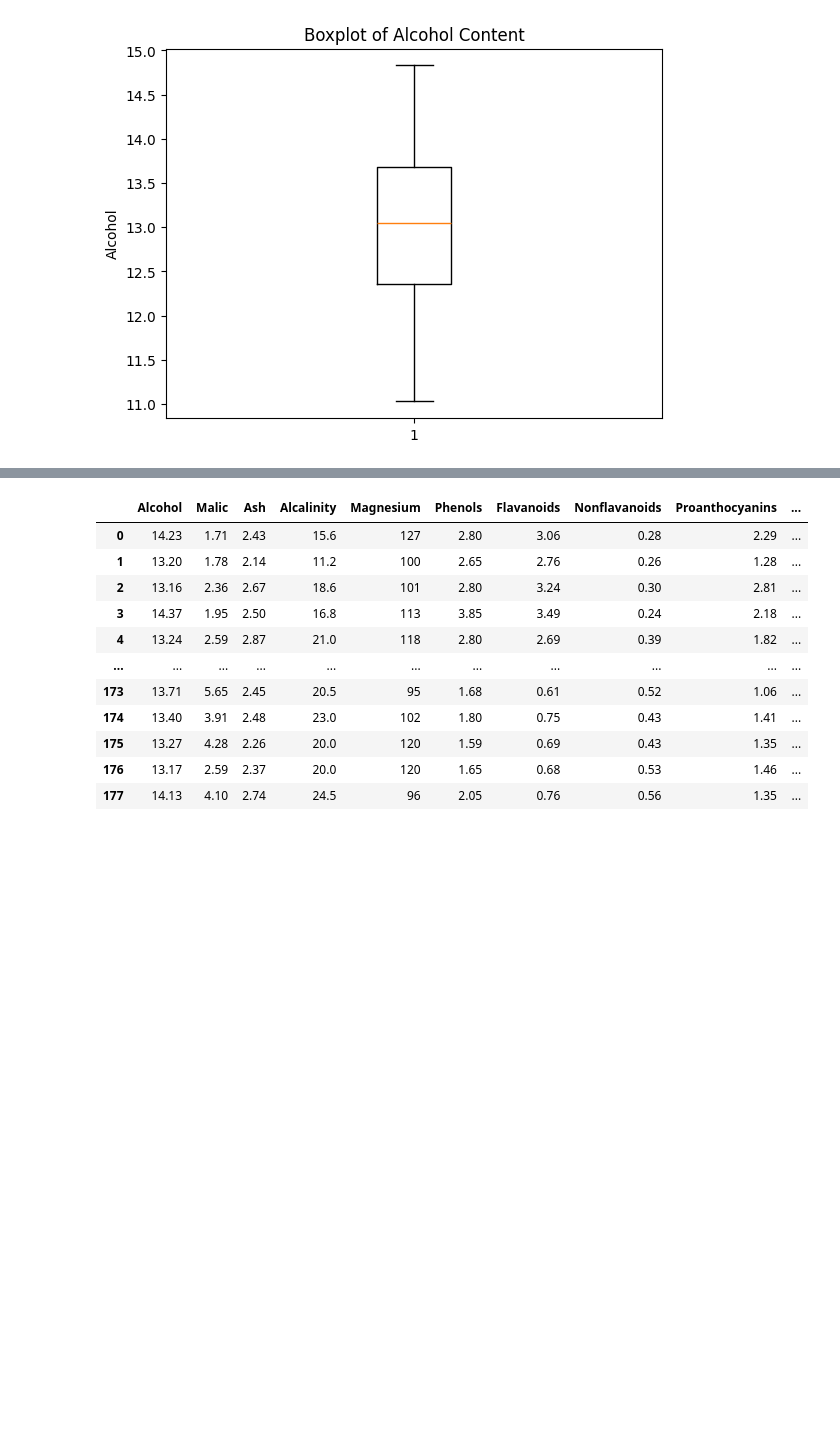
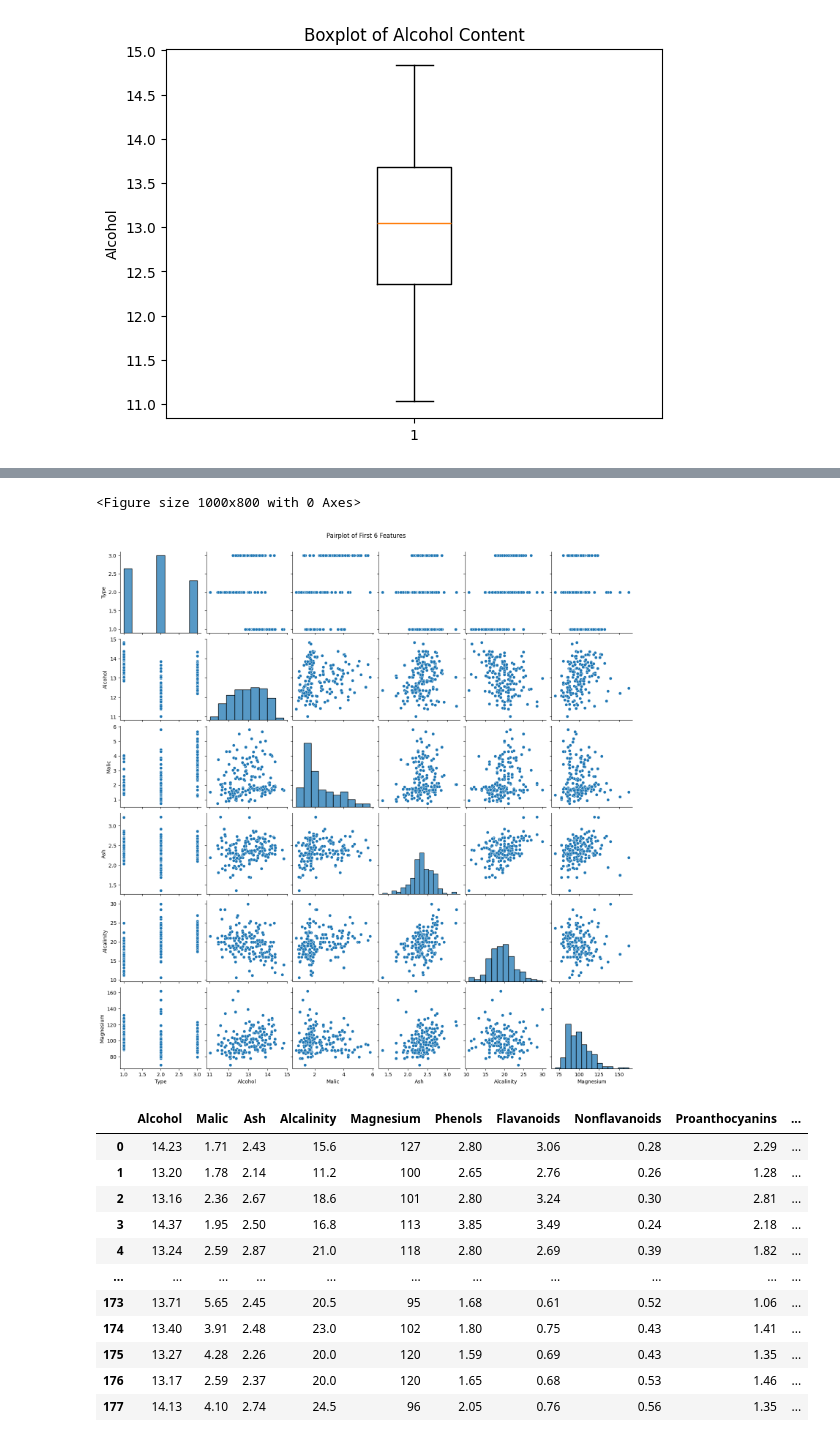
Before and after one commit to Vikasdara/ASSIGNMENTS, a Jupyter notebook: ASSIGNMENT9.ipynb, the cells around one changed output, grey strips where cells are left out. Drawn from its saved outputs; the diff is of its cells as text; code cells hidden in the pictures; blank space fills up the shorter version.

```diff
--- a/ASSIGNMENT9.ipynb
+++ b/ASSIGNMENT9.ipynb
@@ -78,6 +78,15 @@ df.corr()
 # %%
 Y=df['Type']
 X=df.drop('Type',axis=1)
+# %%
+import seaborn as sns
+plt.figure(figsize=(10, 8))
+sns.pairplot(df.iloc[:, :6], diag_kind="hist")
+plt.suptitle("Pairplot of First 6 Features", y=1.02)
+plt.show()
+# %% [output]
+<Figure size 1000x800 with 0 Axes>
+[figure, added]
 # %%
 X
 # %% [output]
```
Also changed, not shown: parts of 13 cells of this notebook.
